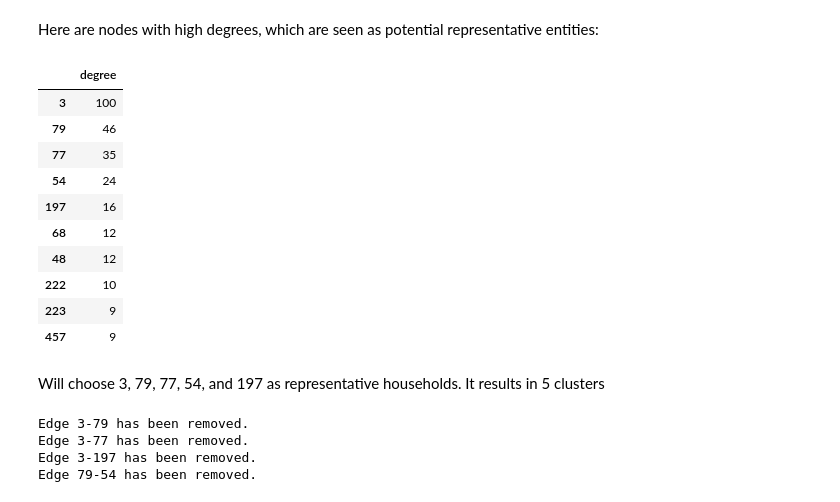
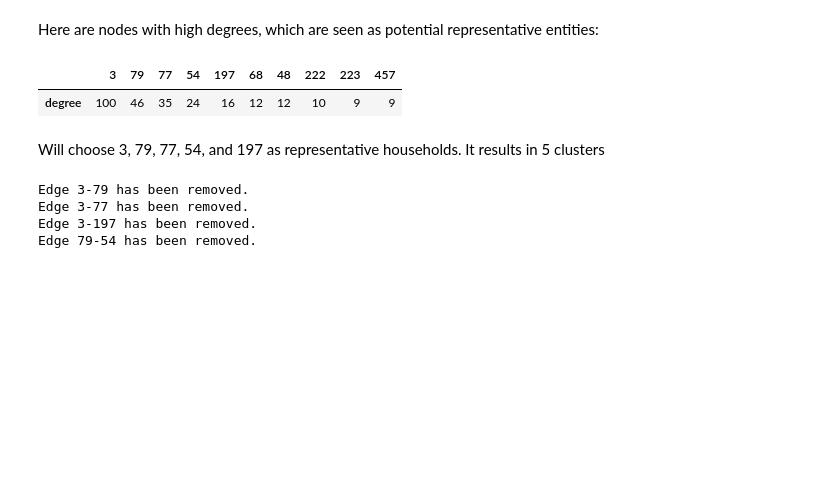
Before and after one commit to edxu96/elec_consumption, a Jupyter notebook: 00_cluster.ipynb, the cells around one changed output. Cells and saved outputs as stored; diff of their text form; code cells hidden in the pictures; blank space fills up the shorter version.

```diff
--- a/00_cluster.ipynb
+++ b/00_cluster.ipynb
@@ -150,19 +149,10 @@ graphs['hourly'] = cluster.mst_corr(data['hourly'])
 Here are nodes with high degrees, which are seen as potential representative entities:
 # %%
 #hide_input
-cluster.gather_nodes_info(graphs['hourly']).head(10)
+cluster.gather_nodes_info(graphs['hourly']).head(10).T
 # %% [output]
-|  | degree |
-| 3 | 100 |
-| 79 | 46 |
-| 77 | 35 |
-| 54 | 24 |
-| 197 | 16 |
-| 68 | 12 |
-| 48 | 12 |
-| 222 | 10 |
-| 223 | 9 |
-| 457 | 9 |
+|  | 3 | 79 | 77 | 54 | 197 | 68 | 48 | 222 | 223 | 457 |
+| degree | 100 | 46 | 35 | 24 | 16 | 12 | 12 | 10 | 9 | 9 |
 # %% [markdown]
 Will choose 3, 79, 77, 54, and 197 as representative households. It results in 5 clusters
 # %%
```
Also changed, not shown: parts of 17 cells of this notebook, 1 other file.
